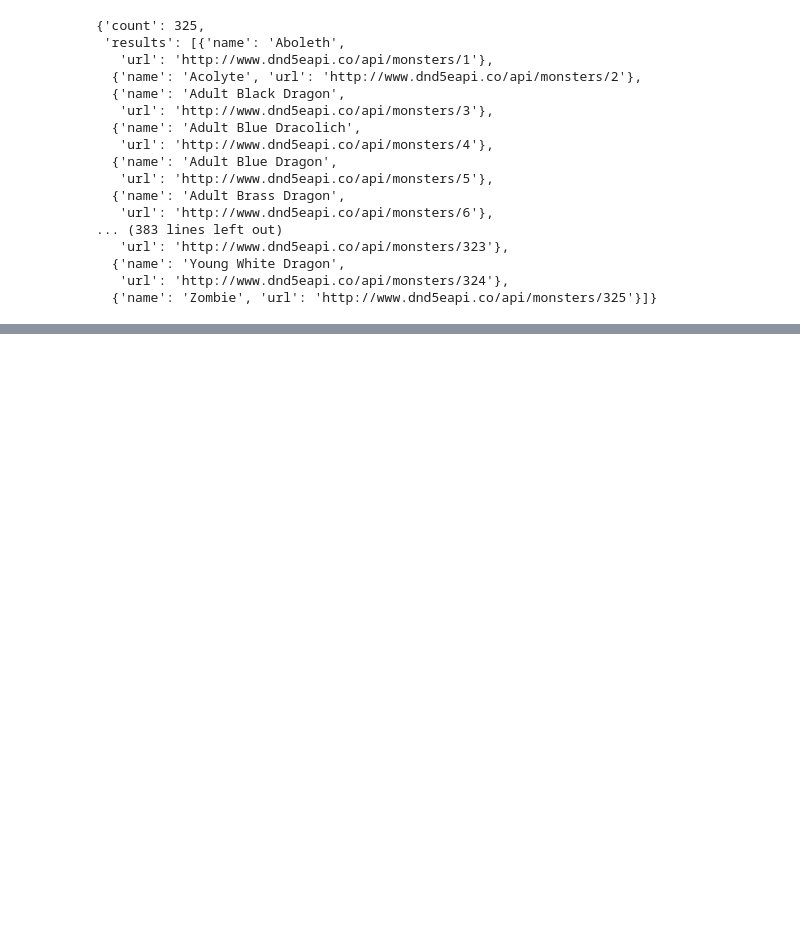
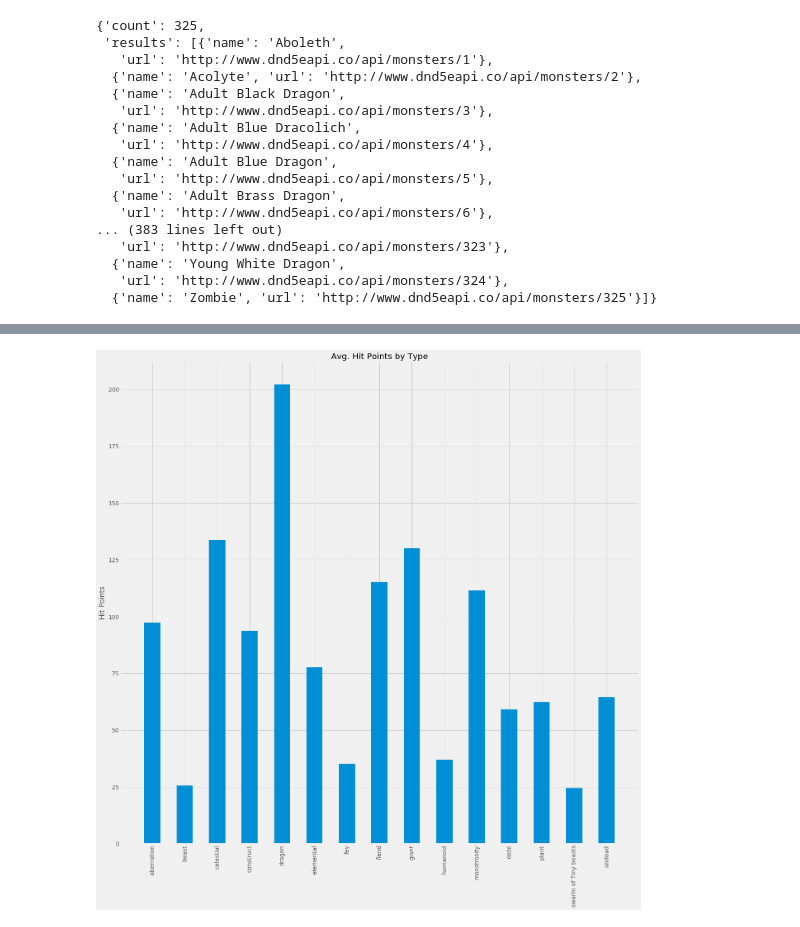
Before and after one commit to claxtonh/Project-1, a Jupyter notebook: Getting Data-Copy2.ipynb, the cells around one changed output, grey strips where cells are left out. Drawn from its saved outputs; the diff is of its cells as text; code cells hidden in the pictures; blank space fills up the shorter version.

```diff
--- a/Getting Data-Copy2.ipynb
+++ b/Getting Data-Copy2.ipynb
@@ -133,13 +172,15 @@ avg_stats_hp
 # %%
 
 plt.bar(avg_stats_hp["type"], avg_stats_hp["HP"], width = 0.5 )
 plt.title("Avg. Hit Points by Type")
 plt.ylabel("Hit Points")
 plt.xticks(rotation="vertical")
 fig = plt.gcf()
-fig.set_size_inches(9, 7)
+fig.set_size_inches(20,20)
 plt.show()
 fig.savefig('bar_hp_type.png')
+# %% [output]
+[figure, added]
 # %%
 stats_type = monster.groupby("type").sum()
 stats_type
```
Also changed, not shown: parts of 20 cells of this notebook, 2 other files.
